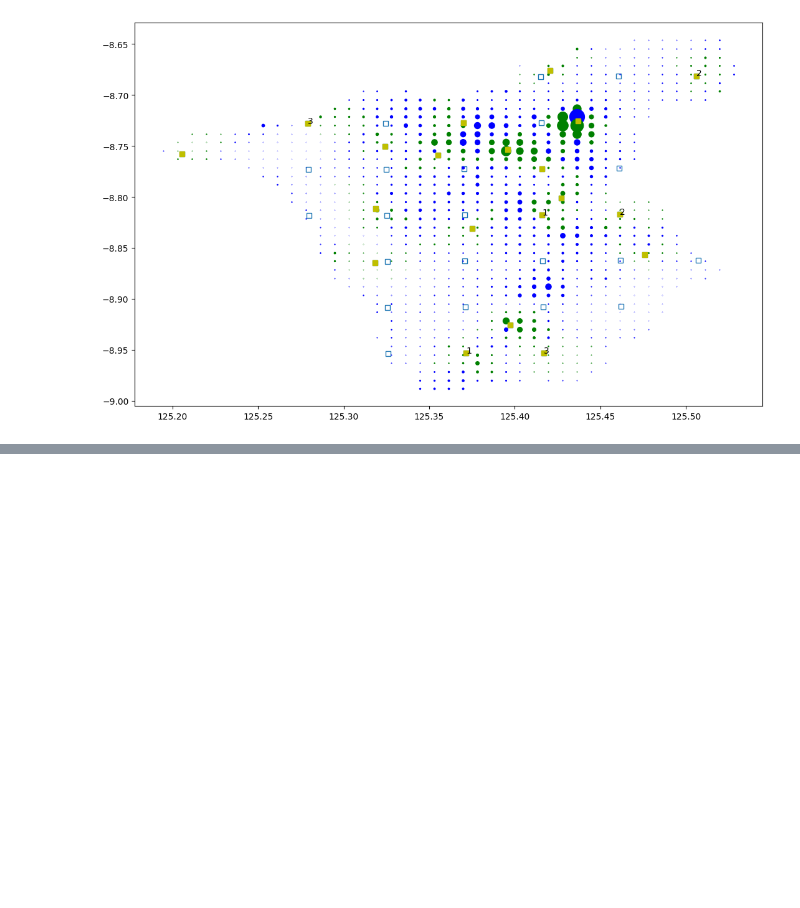
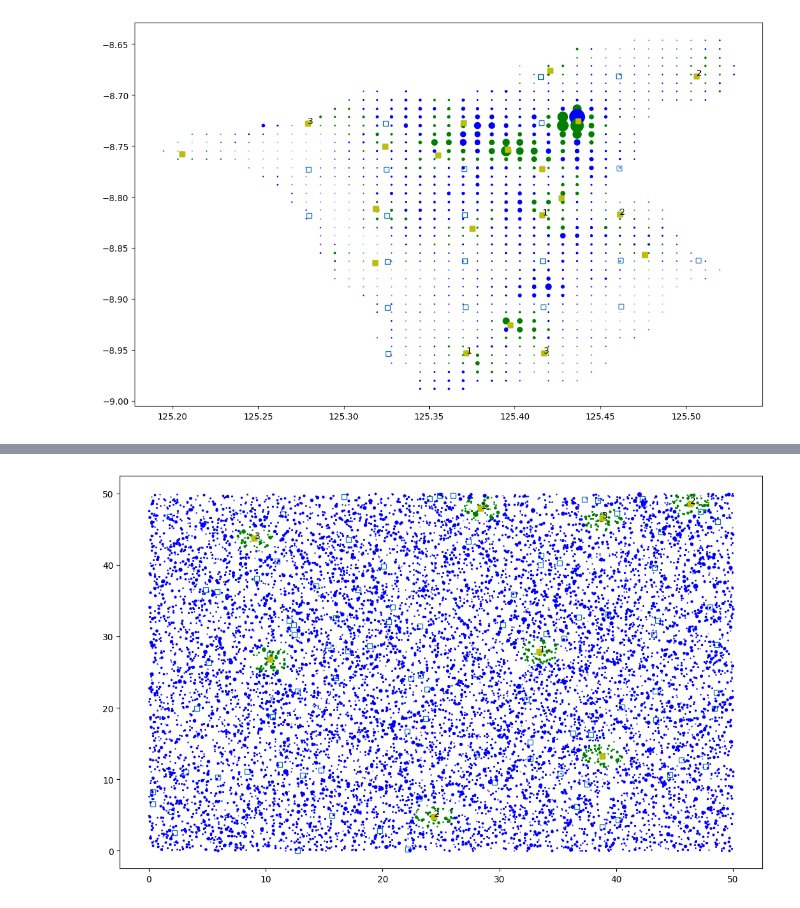
Before and after one commit to Srokusek/ABW-project, a Jupyter notebook: dynamic_models_control.ipynb, the cells around one changed output, grey strips where cells are left out. Saved outputs shown, nothing was run; the diff lists cells and outputs as text; code cells hidden in the pictures; blank space fills up the shorter version.

Commit message:
created pareto model script

```diff
--- a/dynamic_models_control.ipynb
+++ b/dynamic_models_control.ipynb
@@ -76,0 +77,28 @@ show_facility_location(xC,
+# %%
+from models.dynamic_models.pareto import get_pareto_curve
+
+#data constants
+distances = service
+homes = customers
+locations = facilities
+periods_df = pd.DataFrame([1,2,3,4])
+periods = periods_df[0]
+per_period = 2
+max_distance = 3
+open_facilities = facilities["is_built"]
+vpop = customers["population"]
+
+Z_pareto, X_pareto, pareto_curve = get_pareto_curve(distances, homes, locations, periods, per_period, max_distance, open_facilities, vpop)
+# %%
+show_facility_location(xC,
+                       yC,
+                       xF,
+                       yF,
+                       X=X_pareto,
+                       Z=Z_pareto,
+                       homes=homes,
+                       locations=locations,
+                       periods=periods,
+                       vpop=vpop)
+# %% [output]
+[figure, added]
```
Also changed, not shown: parts of 1 cell of this notebook, 1 other file.
